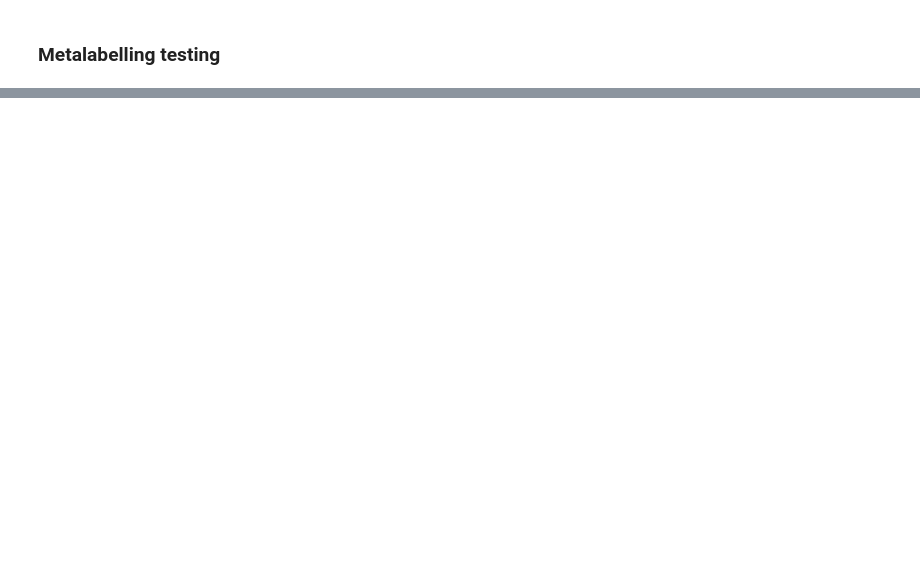
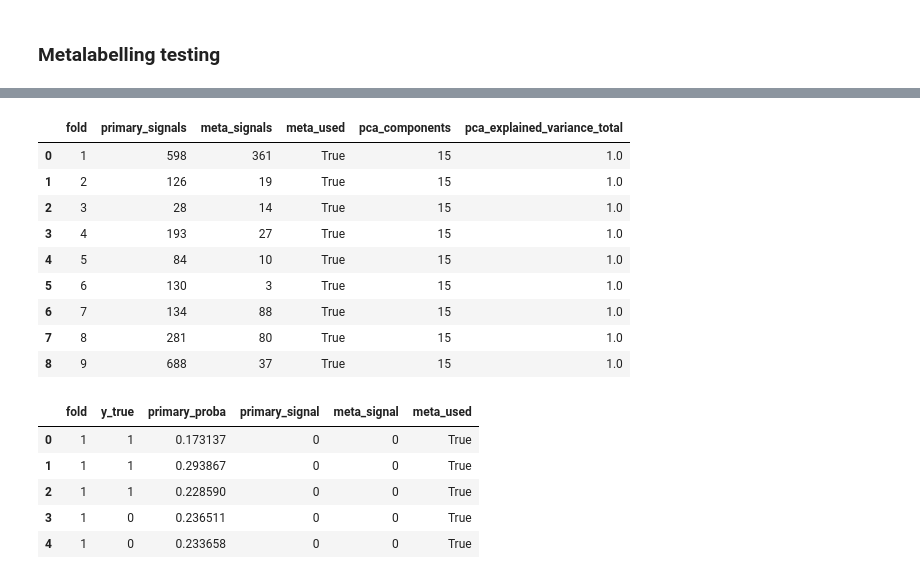
Before and after one commit to zorginess/GoshaGitCV, a Jupyter notebook: Intraday_strategy_ML_Forex/MetaLabelling_Testing.ipynb, the cells around one changed output, grey strips where cells are left out. Cells and saved outputs as stored; diff of their text form; code cells hidden in the pictures; blank space fills up the shorter version.

```diff
--- a/Intraday_strategy_ML_Forex/MetaLabelling_Testing.ipynb
+++ b/Intraday_strategy_ML_Forex/MetaLabelling_Testing.ipynb
@@ -193,0 +417,29 @@ def walk_forward_pca_metalabel(
+# %%
+ml_pca_meta_results, pca_meta_diagnostics = walk_forward_pca_metalabel(
+    df_model=df_model,
+    feature_cols=feature_cols,
+    target_col=target_col,
+    train_size=TRAIN_SIZE,
+    test_size=TEST_SIZE,
+    embargo=EMBARGO,
+)
+
+display(pca_meta_diagnostics)
+display(ml_pca_meta_results.head())
+# %% [output]
+|  | fold | primary_signals | meta_signals | meta_used | pca_components | pca_explained_variance_total |
+| 0 | 1 | 598 | 361 | True | 15 | 1.0 |
+| 1 | 2 | 126 | 19 | True | 15 | 1.0 |
+| 2 | 3 | 28 | 14 | True | 15 | 1.0 |
+| 3 | 4 | 193 | 27 | True | 15 | 1.0 |
+| 4 | 5 | 84 | 10 | True | 15 | 1.0 |
+| 5 | 6 | 130 | 3 | True | 15 | 1.0 |
+| 6 | 7 | 134 | 88 | True | 15 | 1.0 |
+| 7 | 8 | 281 | 80 | True | 15 | 1.0 |
+| 8 | 9 | 688 | 37 | True | 15 | 1.0 |
+|  | fold | y_true | primary_proba | primary_signal | meta_signal | meta_used |
+| 0 | 1 | 1 | 0.173137 | 0 | 0 | True |
+| 1 | 1 | 1 | 0.293867 | 0 | 0 | True |
+| 2 | 1 | 1 | 0.228590 | 0 | 0 | True |
+| 3 | 1 | 0 | 0.236511 | 0 | 0 | True |
+| 4 | 1 | 0 | 0.233658 | 0 | 0 | True |
```
Also changed, not shown: parts of 9 cells of this notebook, 1 other file.
